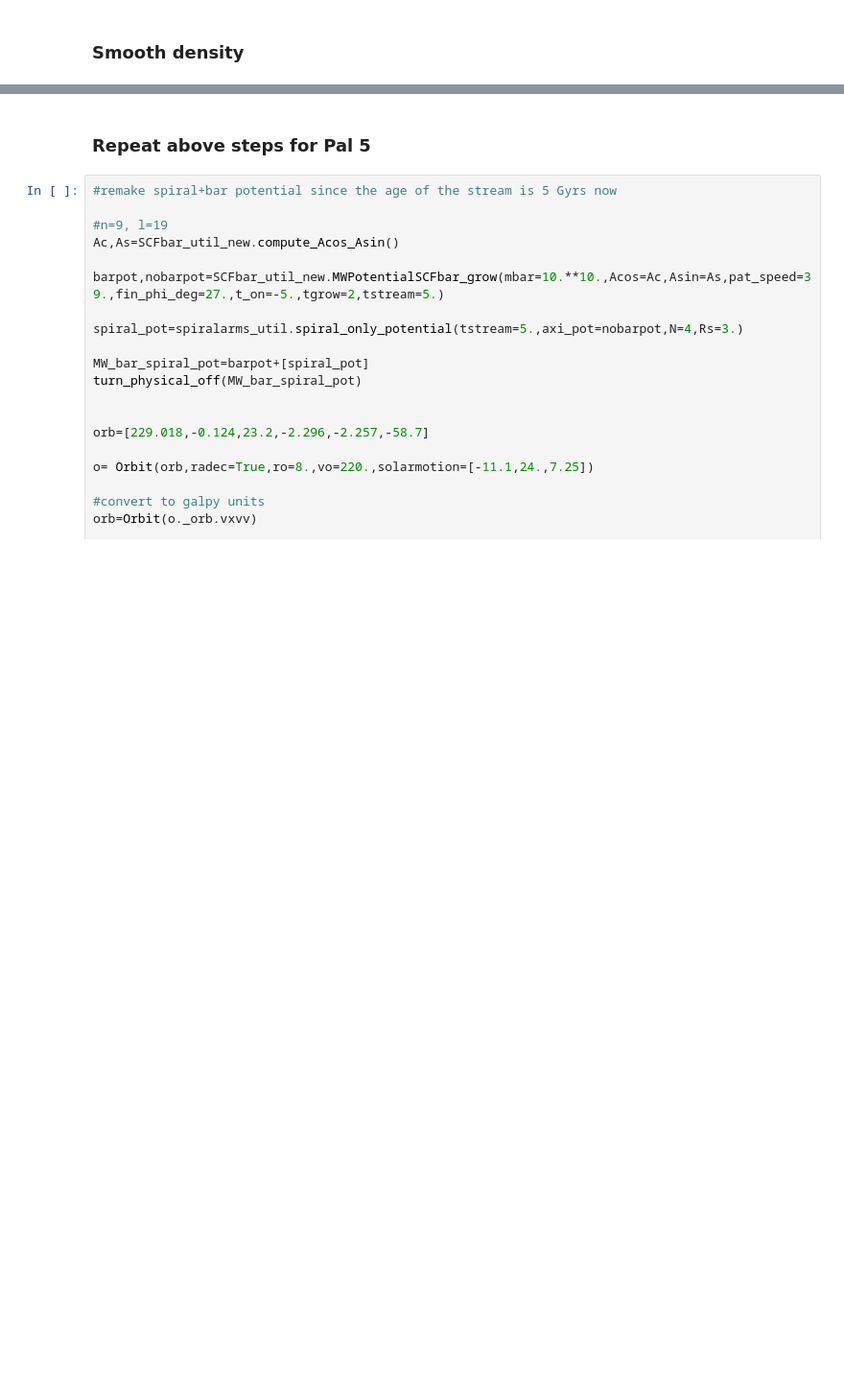
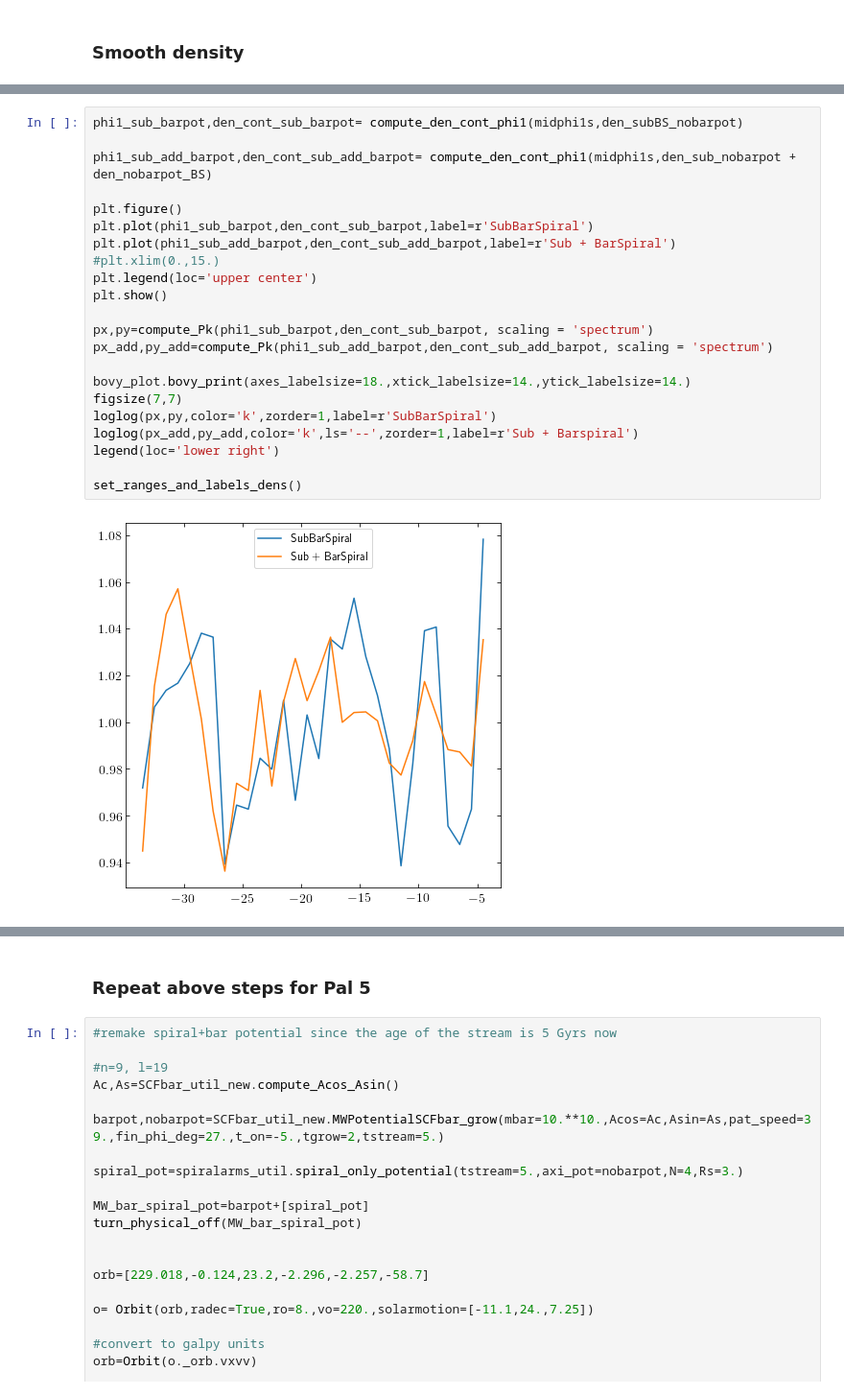
Before and after one commit to nbanik/Analyze_GD-1, a Jupyter notebook: spraydf_combine_bar+spiral and subhalos.ipynb, the cells around one changed output, grey strips where cells are left out. Shown at 96% size. Saved outputs shown, nothing was run; the diff lists cells and outputs as text; blank space fills up the shorter version.

```diff
--- a/spraydf_combine_bar+spiral and subhalos.ipynb
+++ b/spraydf_combine_bar+spiral and subhalos.ipynb
@@ -704,0 +669,24 @@ plt.show()
+# %%
+phi1_sub_barpot,den_cont_sub_barpot= compute_den_cont_phi1(midphi1s,den_subBS_nobarpot)
+
+phi1_sub_add_barpot,den_cont_sub_add_barpot= compute_den_cont_phi1(midphi1s,den_sub_nobarpot + den_nobarpot_BS)
+
+plt.figure()
+plt.plot(phi1_sub_barpot,den_cont_sub_barpot,label=r'SubBarSpiral')
+plt.plot(phi1_sub_add_barpot,den_cont_sub_add_barpot,label=r'Sub + BarSpiral')
+#plt.xlim(0.,15.)
+plt.legend(loc='upper center')
+plt.show()
+
+px,py=compute_Pk(phi1_sub_barpot,den_cont_sub_barpot, scaling = 'spectrum')
+px_add,py_add=compute_Pk(phi1_sub_add_barpot,den_cont_sub_add_barpot, scaling = 'spectrum')
+
+bovy_plot.bovy_print(axes_labelsize=18.,xtick_labelsize=14.,ytick_labelsize=14.)
+figsize(7,7)
+loglog(px,py,color='k',zorder=1,label=r'SubBarSpiral')
+loglog(px_add,py_add,color='k',ls='--',zorder=1,label=r'Sub + Barspiral')
+legend(loc='lower right')
+
+set_ranges_and_labels_dens()
+# %% [output]
+[figure, added]
```
Also changed, not shown: parts of 13 cells of this notebook.
